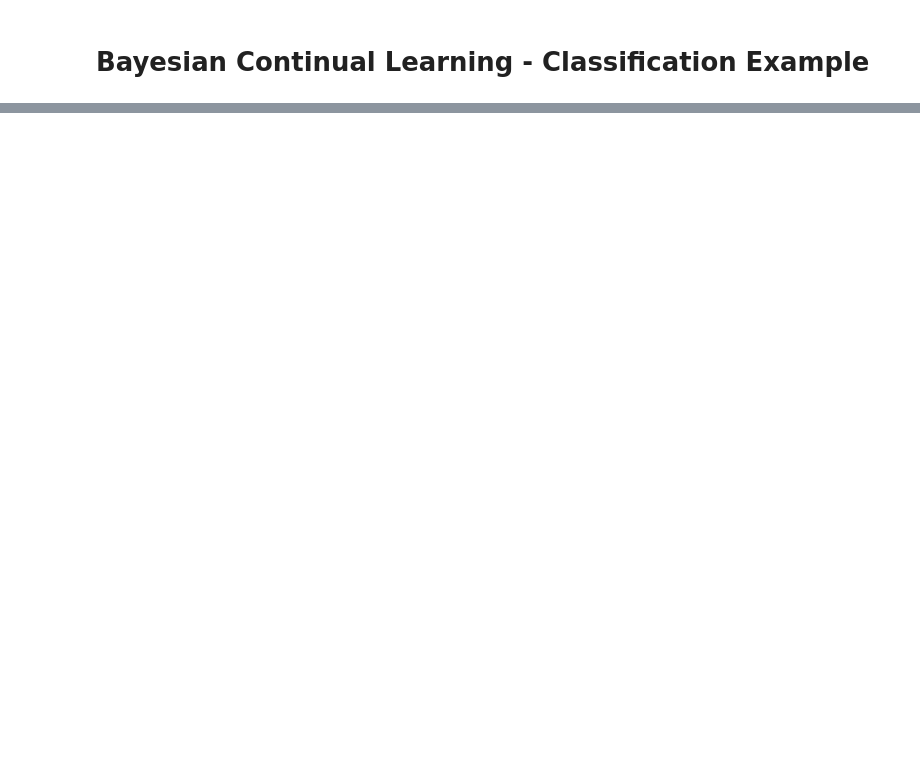
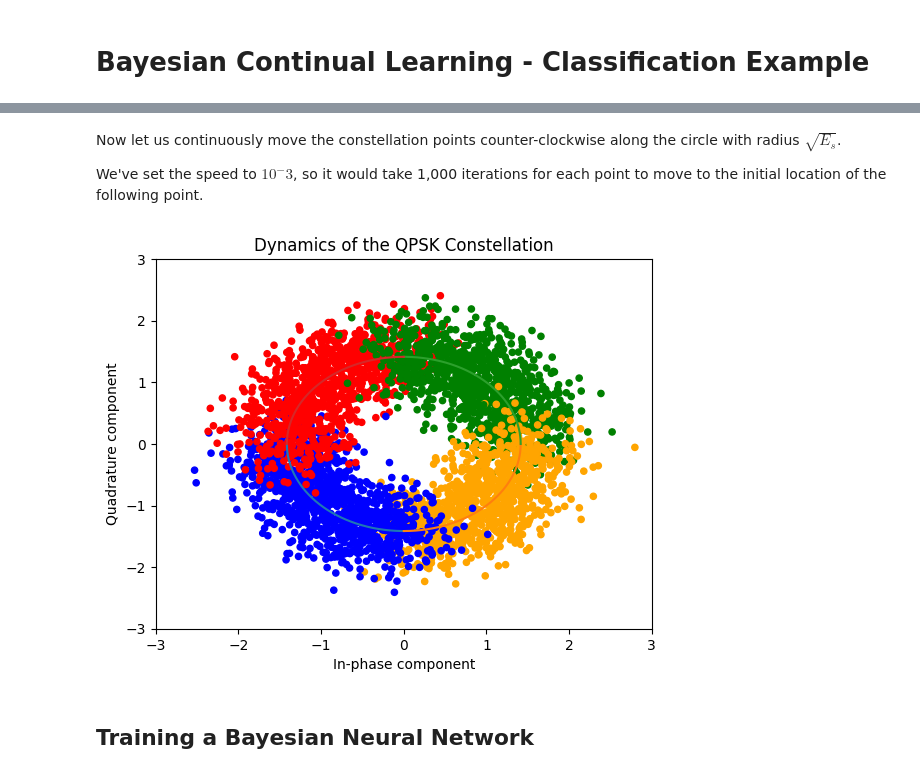
Before and after one commit to gusakovy/ContBayes, a Jupyter notebook: demos/classification_example.ipynb, the cells around one changed output, grey strips where cells are left out. Cells and saved outputs as stored; diff of their text form; code cells hidden in the pictures; blank space fills up the shorter version.

```diff
--- a/demos/classification_example.ipynb
+++ b/demos/classification_example.ipynb
@@ -150,0 +113,24 @@ plt.show()
+# %% [markdown]
+Now let us continuously move the constellation points counter-clockwise along the circle with radius $\sqrt{E_s}$.
+
+We've set the speed to $10^-3$, so it would take 1,000 iterations for each point to move to the initial location of the following point.
+# %%
+for i in range(1000):
+    x_step, y_step = dyn.generate_samples(n = 4, randomize_order = True)
+    colors = ["blue", "orange", "green", "red"]
+    plt.scatter(x_step[..., 0], x_step[..., 1], s = 20, c = [colors[int(label)] for label in y_step])
+
+for j in range(dyn.n_points):
+    plt.plot(dyn.points_archive[...,j,0], dyn.points_archive[...,j,1])
+
+plt.xlabel("In-phase component")
+plt.ylabel("Quadrature component")
+plt.xlim([-3, 3])
+plt.ylim([-3, 3])
+plt.title("Dynamics of the QPSK Constellation")
+
+plt.show()
+# %% [output]
+[figure, added]
+# %% [markdown]
+## Training a Bayesian Neural Network
```
Also changed, not shown: parts of 23 cells of this notebook, 3 other files.
